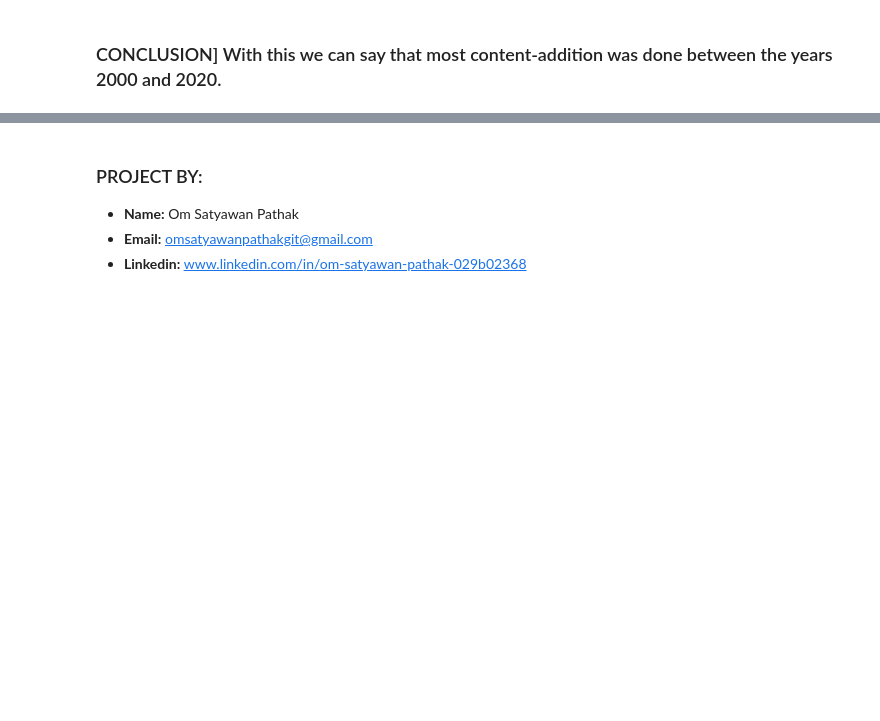
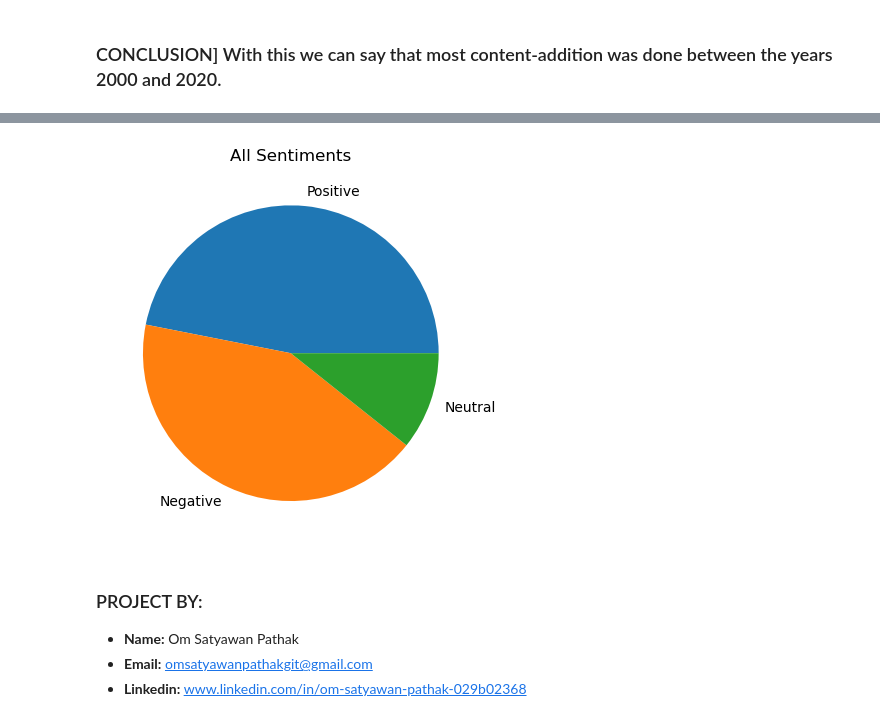
Before and after one commit to omsatyawanpathakgit/DataScienceProjects, a Jupyter notebook: NETFLIX DS PROJECT/netflix_ds_project.ipynb, the cells around one changed output, grey strips where cells are left out. Saved outputs shown, nothing was run; the diff lists cells and outputs as text; code cells hidden in the pictures; blank space fills up the shorter version.

```diff
--- a/NETFLIX DS PROJECT/netflix_ds_project.ipynb
+++ b/NETFLIX DS PROJECT/netflix_ds_project.ipynb
@@ -1312,0 +1398,38 @@ plt.show()
+# %%
+import nltk
+from nltk.sentiment import SentimentIntensityAnalyzer
+from nltk.corpus import stopwords
+from nltk.tokenize import word_tokenize
+from nltk.stem import WordNetLemmatizer
+
+nltk.download('vader_lexicon')
+nltk.download('punkt')
+nltk.download('stopwords')
+nltk.download('wordnet')
+nltk.download('omw-1.4')
+
+stop_words = set(stopwords.words('english'))
+lemmatizer = WordNetLemmatizer()
+analyzer = SentimentIntensityAnalyzer()
+
+def preprocess_text(text):
+    text = str(text).lower()
+    tokens = word_tokenize(text)
+    filtered_tokens = [word for word in tokens if word.isalnum() and word not in stop_words]
+    lemmatized_tokens = [lemmatizer.lemmatize(word) for word in filtered_tokens]
+    return " ".join(lemmatized_tokens)
+
+def get_sentiment(text):
+    scores = analyzer.polarity_scores(text)
+    compound = scores['compound']
+    if compound >= 0.05:
+        return 'Positive'
+    elif compound <= -0.05:
+        return 'Negative'
+    else:
+        return 'Neutral'
+
+df['content_sentiment_text'] = df['description'].fillna('').apply(preprocess_text)
+df['sentiment'] = df['content_sentiment_text'].apply(get_sentiment)
+
+df[['title', 'description', 'content_sentiment_text', 'sentiment']].head()
@@ -1313,3 +1490,10 @@ plt.show()
+# %%
+import matplotlib.pyplot as plt
+plt.pie(df["sentiment"].value_counts(),labels=df["sentiment"].value_counts().index)
+plt.title("All Sentiments")
+plt.show()
+# %% [output]
+[figure, added]
 # %% [markdown]
 ### PROJECT BY:
 - **Name:** Om Satyawan Pathak
```
Also changed, not shown: parts of 16 cells of this notebook, 2 other files.
